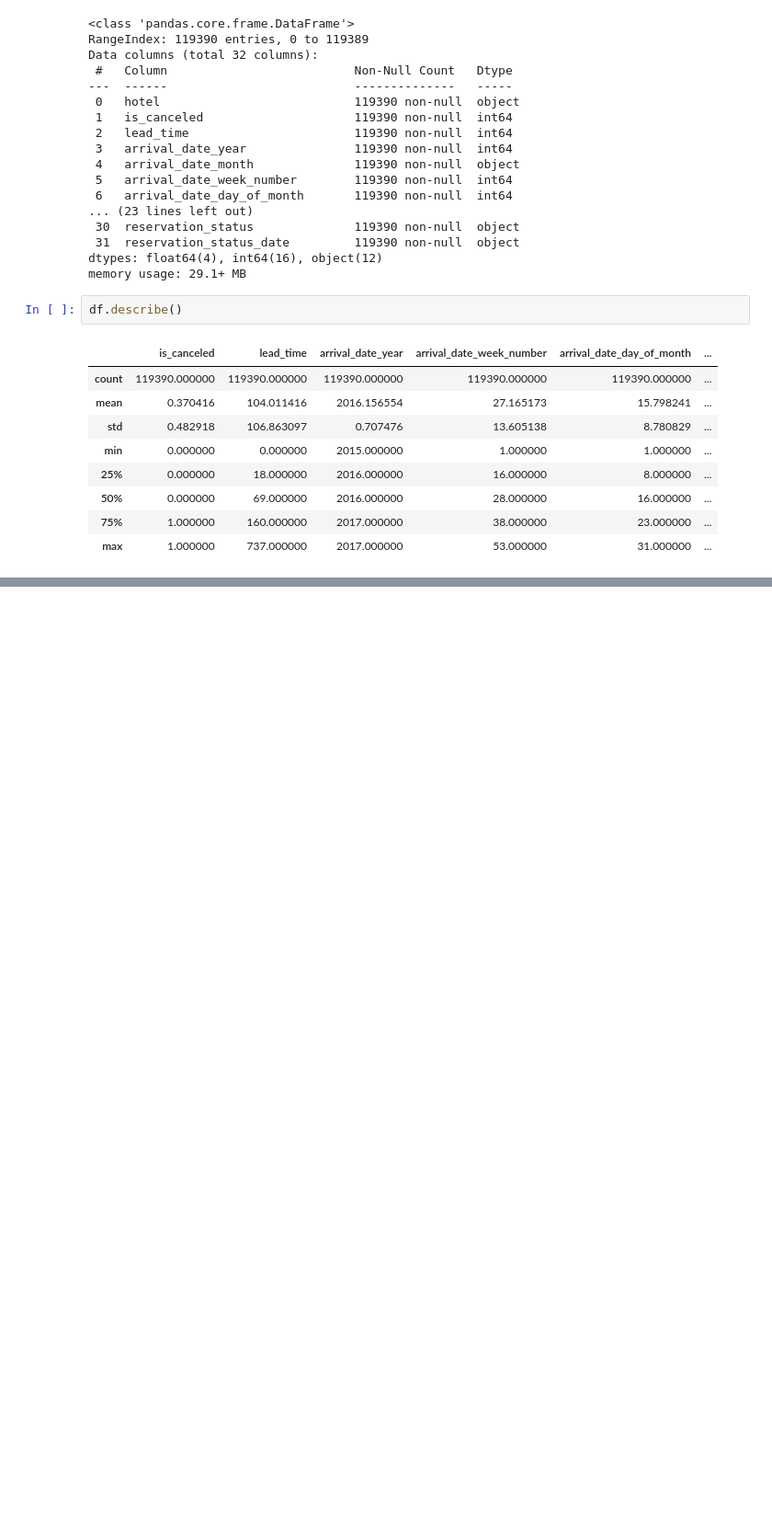
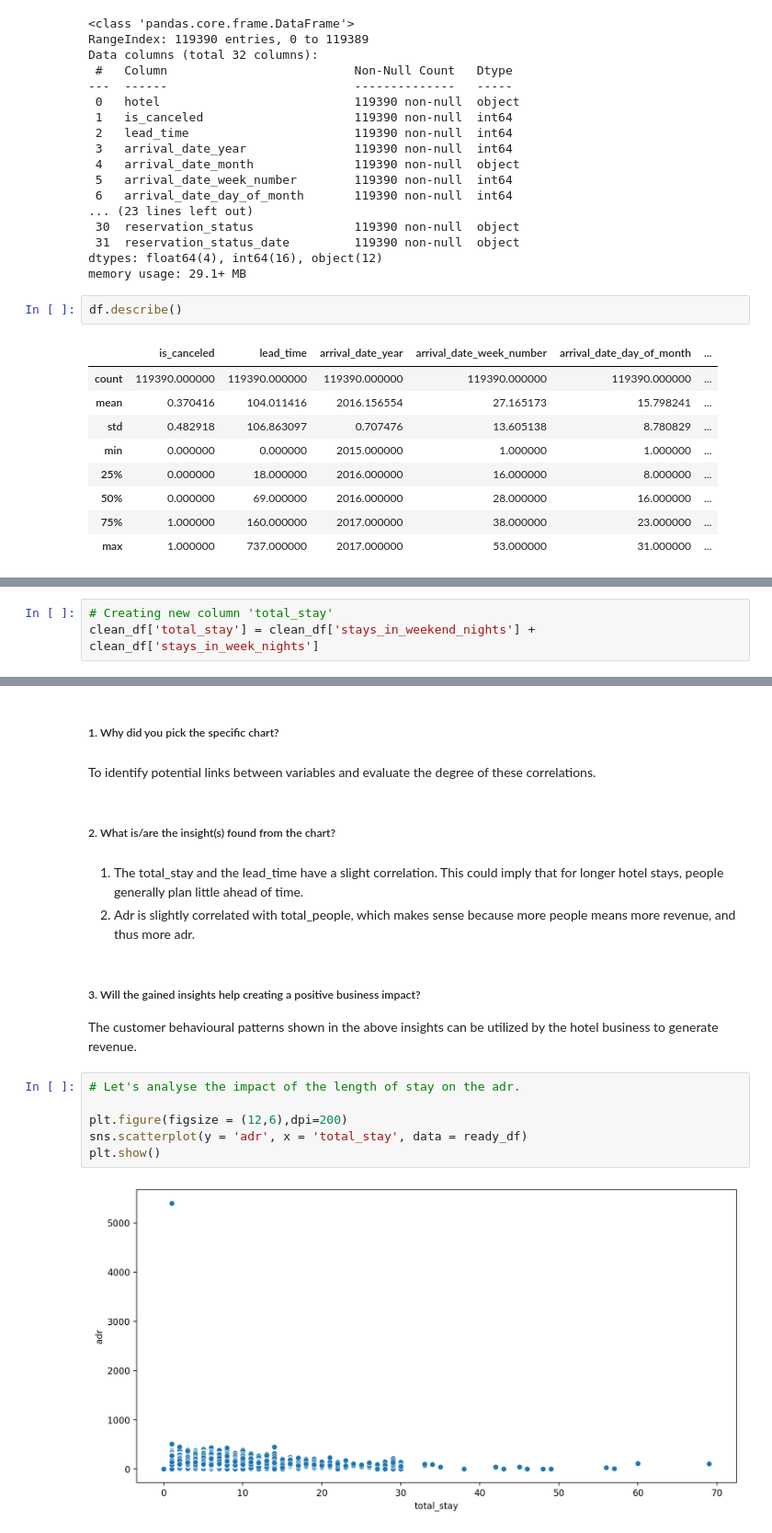
Before and after one commit to waghpallavi/hotel_booking_analysis, a Jupyter notebook: Hotel_Booking_analysis.ipynb, the cells around one changed output, grey strips where cells are left out. Shown at 92% size. Drawn from its saved outputs; the diff is of its cells as text; blank space fills up the shorter version.

```diff
--- a/Hotel_Booking_analysis.ipynb
+++ b/Hotel_Booking_analysis.ipynb
@@ -163,0 +259,3 @@ df.describe()
+# %%
+# Creating new column 'total_stay'
+clean_df['total_stay'] = clean_df['stays_in_weekend_nights'] + clean_df['stays_in_week_nights']
@@ -163,0 +398,20 @@ df.describe()
+# %% [markdown]
+##### 1. Why did you pick the specific chart?
+# %% [markdown]
+To identify potential links between variables and evaluate the degree of these correlations.
+# %% [markdown]
+##### 2. What is/are the insight(s) found from the chart?
+# %% [markdown]
+1.  The total_stay and the lead_time have a slight correlation. This could imply that for longer hotel stays, people generally plan little ahead of time.
+2.   Adr is slightly correlated with total_people, which makes sense because more people means more revenue, and thus more adr.
+# %% [markdown]
+##### 3. Will the gained insights help creating a positive business impact?
+The customer behavioural patterns shown in the above insights can be utilized by the hotel business to generate revenue.
+# %%
+# Let's analyse the impact of the length of stay on the adr.
+
+plt.figure(figsize = (12,6),dpi=200)
+sns.scatterplot(y = 'adr', x = 'total_stay', data = ready_df)
+plt.show()
+# %% [output]
+[figure, added]
```
Also changed, not shown: parts of 66 cells of this notebook.
